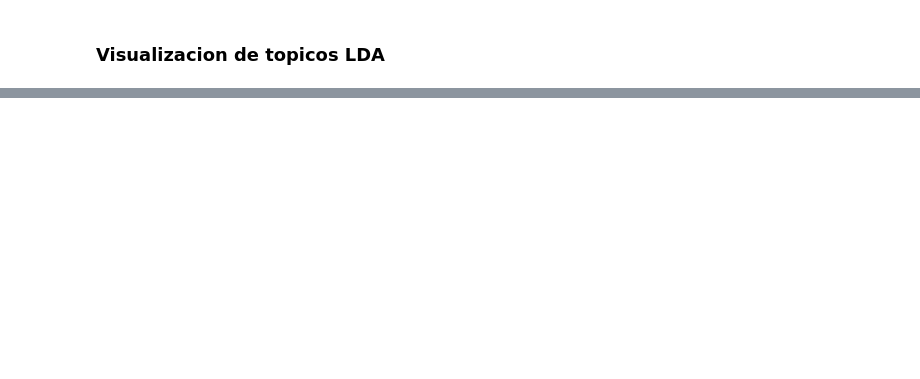
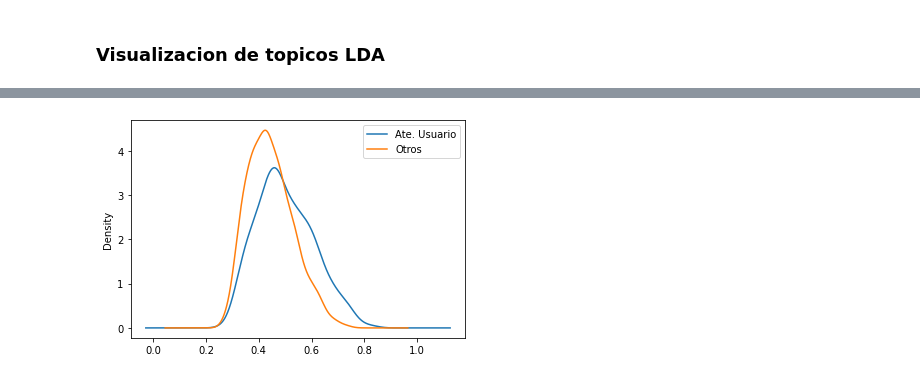
Before and after one commit to johnkbarrera/R2D2, a Jupyter notebook: BancoNacion/Computing data.ipynb, the cells around one changed output, grey strips where cells are left out. Saved outputs shown, nothing was run; the diff lists cells and outputs as text; code cells hidden in the pictures; blank space fills up the shorter version.

```diff
--- a/BancoNacion/Computing data.ipynb
+++ b/BancoNacion/Computing data.ipynb
@@ -148,6 +138,9 @@ print(stop_words)
 # %%
 def remove_three_dots(list_text):
     return [re.sub(r"[a-zA-Z]+(\……|\…)$", " ", texto) for texto in list_text]
+
+def remove_three_dots(list_text):
+    return [re.sub("[\.]"*3, " ", texto) for texto in list_text]
 
 def remove_url(list_text):
     return [re.sub(r"http\S+", "", texto).strip() for texto in list_text]
@@ -333,7 +281,7 @@ list(diccionario.values())
 # %%
 # Correr y entrenar el modelo LDA sobre la matriz de términos.
 lda_model = gensim.models.LdaModel(corpus,
-                                   num_topics=10,
+                                   num_topics=4,
                                    id2word = diccionario,
                                    random_state=100,
                                    passes=10,
@@ -399,0 +381,17 @@ topic
+# %%
+bigram_all = gensim.models.Phrases(data_palabras_all, min_count=5, threshold=100)
+trigram_all = gensim.models.Phrases(bigram[data_palabras_all], threshold=100)
+
+bigram_mod_all = gensim.models.phrases.Phraser(bigram_all)
+trigram_mod_all = gensim.models.phrases.Phraser(trigram_all)
+
+data_words_nostops_all = remove_stopwords(data_palabras_all)
+data_words_bigrams_all = make_bigrams(data_words_nostops_all)
+# %%
+data_lemmatized_all = lemmatization(data_words_bigrams_all, allowed_postags=['NOUN', 'ADJ', 'VERB', 'ADV'])
+
+diccionario_all = corpora.Dictionary(data_lemmatized_all)
+
+# Corpus
+texto_all = data_lemmatized_all
+corpus_all = [diccionario.doc2bow(doc) for doc in texto_all]
@@ -399,0 +402,19 @@ topic
+# %%
+M1_list = []
+for values, index, score in sorted(lda_model[corpus[0:1000]]):
+    abc = [i[1] for i in values]
+    M1_list.append(np.max(abc))
+
+M2_list = []
+for values, index, score in sorted(lda_model[corpus_all[0:1000]]):
+    abc = [i[1] for i in values]
+    M2_list.append(np.max(abc))
+
+#
+df_results = pd.DataFrame({
+    'Ate. Usuario': M1_list,
+    'Otros': M2_list,
+})
+ax = df_results.plot.kde()
+# %% [output]
+[figure, added]
```
Also changed, not shown: parts of 32 cells of this notebook, 3 other files.
